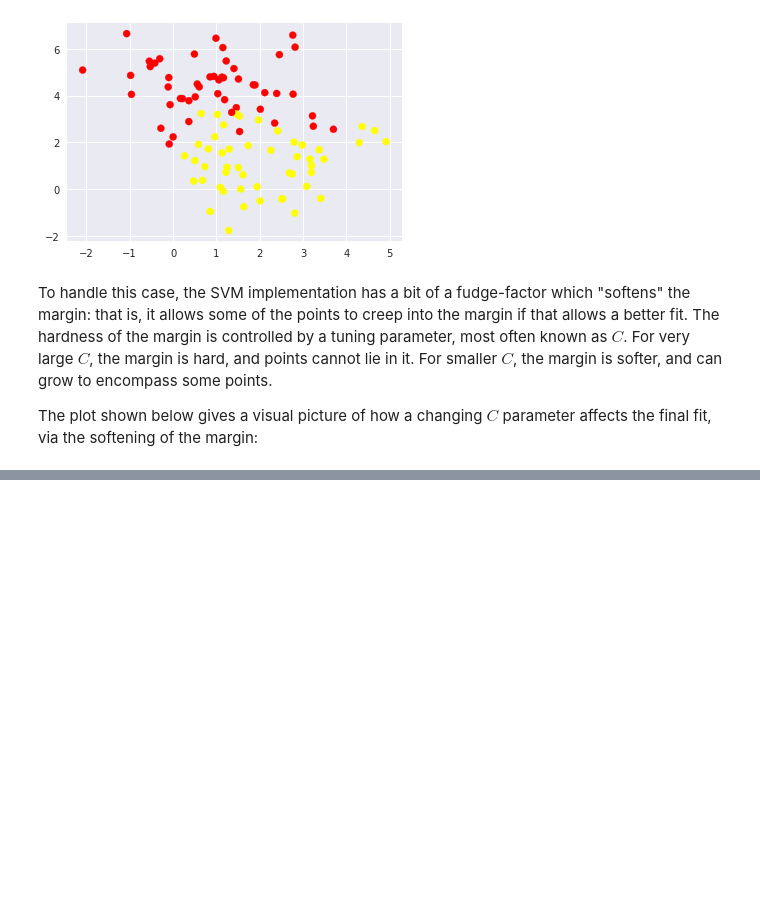
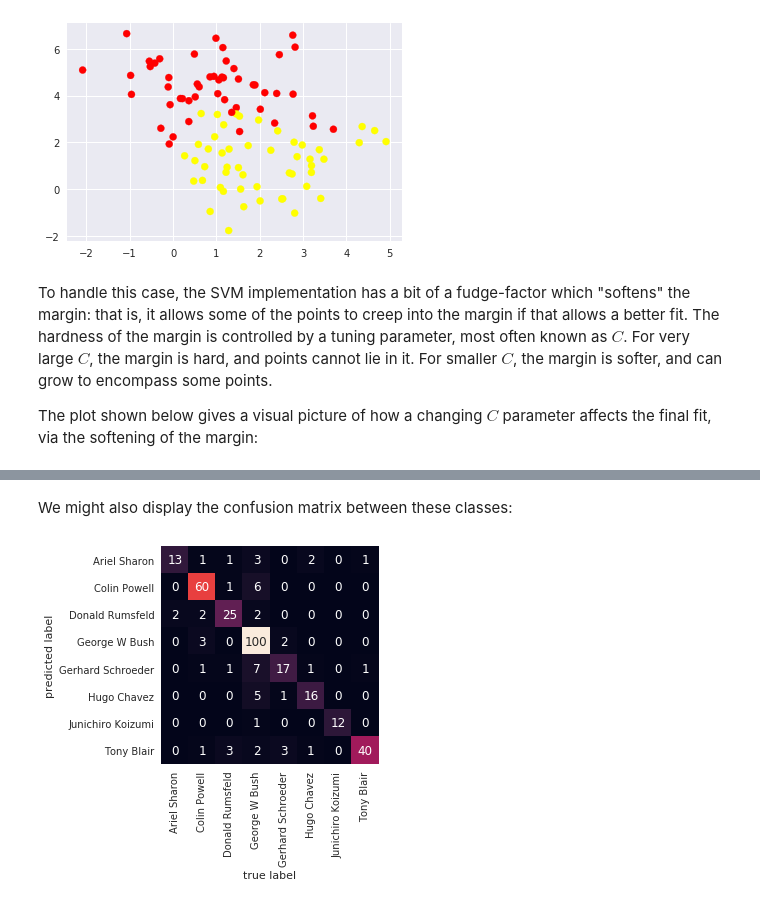
Before and after one commit to paulmorio/grusData, a Jupyter notebook: basics/SupportVectorMachines.ipynb, the cells around one changed output, grey strips where cells are left out. Cells and saved outputs as stored; diff of their text form; code cells hidden in the pictures; blank space fills up the shorter version.

```diff
--- a/basics/SupportVectorMachines.ipynb
+++ b/basics/SupportVectorMachines.ipynb
@@ -222,0 +333,13 @@ The plot shown below gives a visual picture of how a changing $C$ parameter affe
+# %% [markdown]
+We might also display the confusion matrix between these classes:
+# %%
+
+from sklearn.metrics import confusion_matrix
+mat = confusion_matrix(ytest, yfit)
+sns.heatmap(mat.T, square=True, annot=True, fmt='d', cbar=False,
+            xticklabels=faces.target_names,
+            yticklabels=faces.target_names)
+plt.xlabel('true label')
+plt.ylabel('predicted label');
+# %% [output]
+[figure, added]
```
Also changed, not shown: parts of 23 cells of this notebook.
